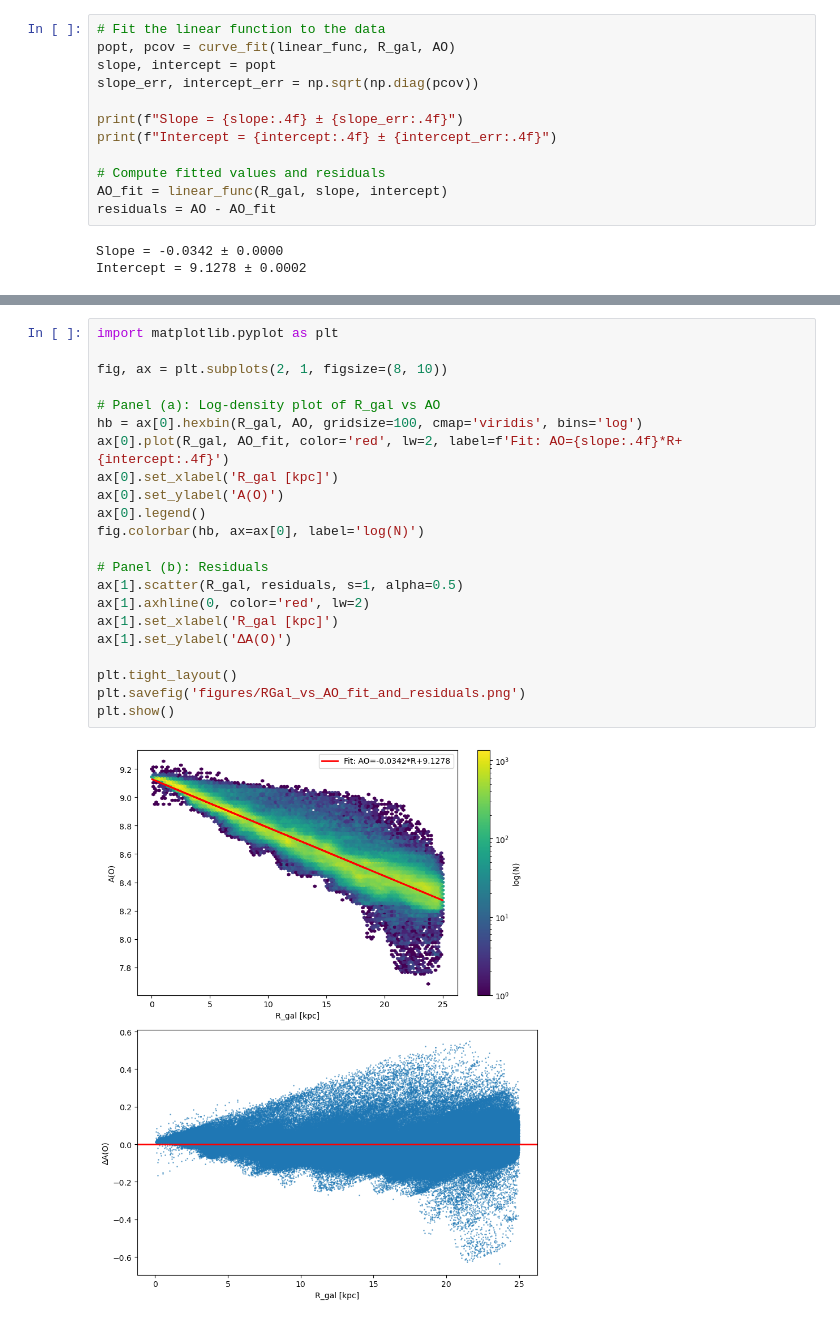
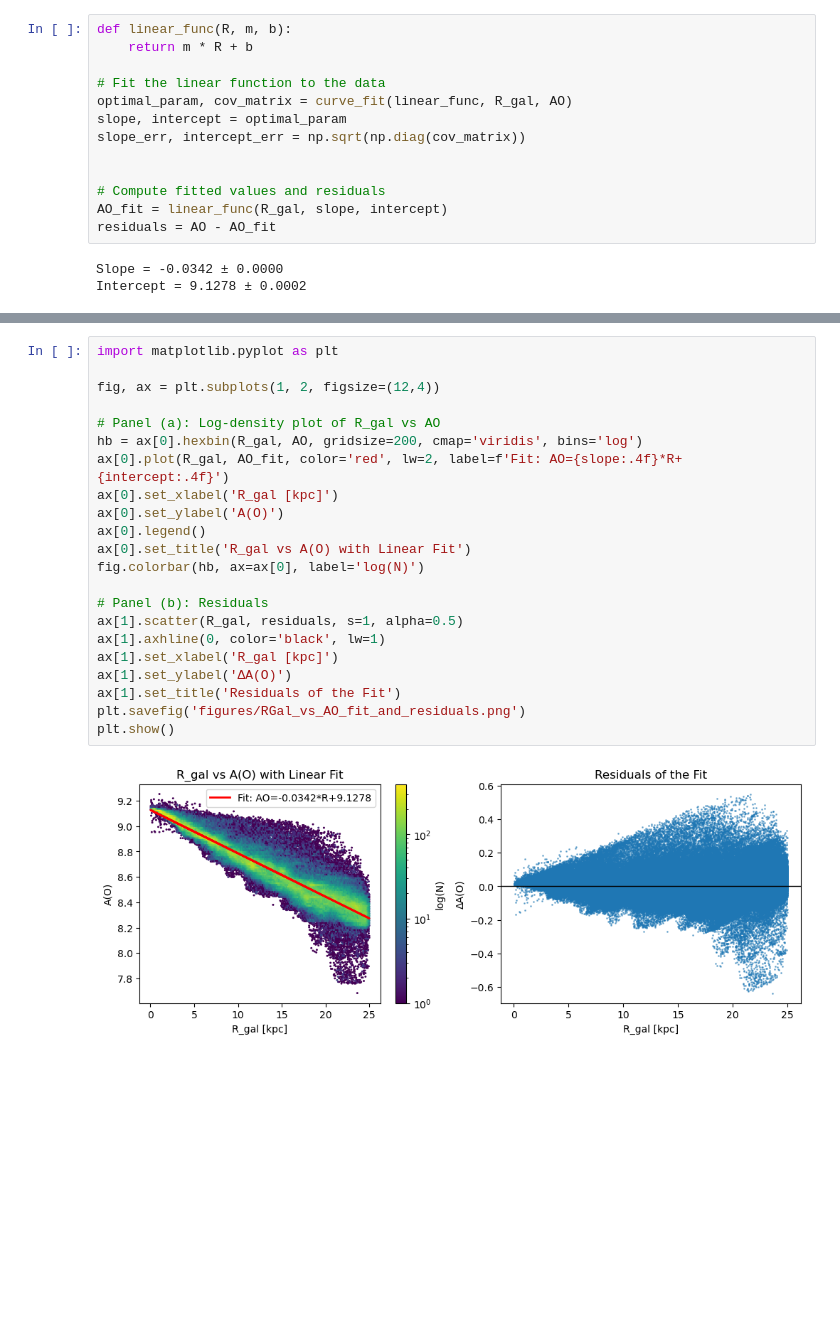
Before and after one commit to rizwan-codes-boop/assignment3, a Jupyter notebook: Q3.ipynb, the cells around one changed output, grey strips where cells are left out. Saved outputs shown, nothing was run; the diff lists cells and outputs as text; blank space fills up the shorter version.

```diff
--- a/Q3.ipynb
+++ b/Q3.ipynb
@@ -38,11 +54,12 @@ def linear_func(R, m, b):
 # %%
+def linear_func(R, m, b):
+    return m * R + b
+
 # Fit the linear function to the data
-popt, pcov = curve_fit(linear_func, R_gal, AO)
-slope, intercept = popt
-slope_err, intercept_err = np.sqrt(np.diag(pcov))
+optimal_param, cov_matrix = curve_fit(linear_func, R_gal, AO)
+slope, intercept = optimal_param
+slope_err, intercept_err = np.sqrt(np.diag(cov_matrix))
 
-print(f"Slope = {slope:.4f} ± {slope_err:.4f}")
-print(f"Intercept = {intercept:.4f} ± {intercept_err:.4f}")
 
 # Compute fitted values and residuals
 AO_fit = linear_func(R_gal, slope, intercept)
@@ -53,24 +77,24 @@ Intercept = 9.1278 ± 0.0002
 # %%
 import matplotlib.pyplot as plt
 
-fig, ax = plt.subplots(2, 1, figsize=(8, 10))
+fig, ax = plt.subplots(1, 2, figsize=(12,4))
 
 # Panel (a): Log-density plot of R_gal vs AO
-hb = ax[0].hexbin(R_gal, AO, gridsize=100, cmap='viridis', bins='log')
+hb = ax[0].hexbin(R_gal, AO, gridsize=200, cmap='viridis', bins='log')
 ax[0].plot(R_gal, AO_fit, color='red', lw=2, label=f'Fit: AO={slope:.4f}*R+{intercept:.4f}')
 ax[0].set_xlabel('R_gal [kpc]')
 ax[0].set_ylabel('A(O)')
 ax[0].legend()
+ax[0].set_title('R_gal vs A(O) with Linear Fit')
 fig.colorbar(hb, ax=ax[0], label='log(N)')
 
 # Panel (b): Residuals
 ax[1].scatter(R_gal, residuals, s=1, alpha=0.5)
-ax[1].axhline(0, color='red', lw=2)
+ax[1].axhline(0, color='black', lw=1)
 ax[1].set_xlabel('R_gal [kpc]')
 ax[1].set_ylabel('ΔA(O)')
-
-plt.tight_layout()
+ax[1].set_title('Residuals of the Fit')
 plt.savefig('figures/RGal_vs_AO_fit_and_residuals.png')
 plt.show()
 # %% [output]
-[figure, old version]
+[figure, new version]
```
Also changed, not shown: parts of 13 cells of this notebook, 4 other files.
